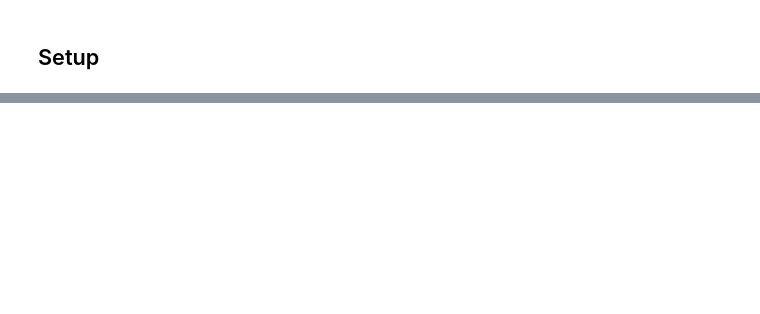
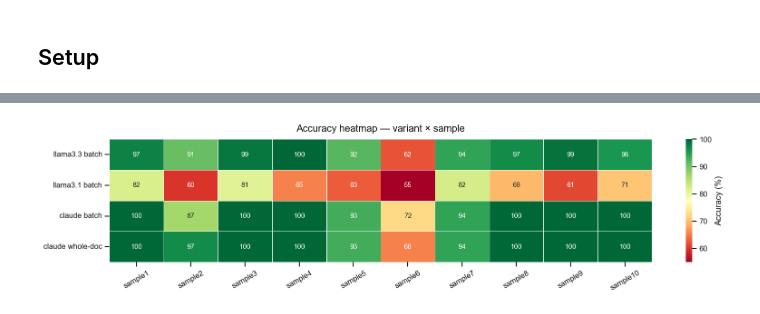
Before and after one commit to fairdataihub/dmpbridge, a Jupyter notebook: notebooks/experiments/01_whole_doc_prompt.ipynb, the cells around one changed output, grey strips where cells are left out. Saved outputs shown, nothing was run; the diff lists cells and outputs as text; code cells hidden in the pictures; blank space fills up the shorter version.

```diff
--- a/notebooks/experiments/01_whole_doc_prompt.ipynb
+++ b/notebooks/experiments/01_whole_doc_prompt.ipynb
@@ -368,0 +210,27 @@ Whole-doc Claude LOSES to llama3.3-70b: 2 blocks
+# %%
+# Heatmap: variant (row) × sample (column)
+hmap_data = []
+for name, (df, _) in ACTIVE.items():
+    row = [
+        df[df["sample"] == s]["accuracy"].values[0] * 100
+        if len(df[df["sample"] == s]) else np.nan
+        for s in SNAMES
+    ]
+    hmap_data.append(row)
+
+hmap_df = pd.DataFrame(hmap_data, index=list(ACTIVE.keys()), columns=SNAMES)
+
+fig, ax = plt.subplots(figsize=(14, max(2.5, n_v * 0.85)))
+sns.heatmap(
+    hmap_df, annot=True, fmt=".0f", cmap="RdYlGn",
+    vmin=55, vmax=100, linewidths=0.5, linecolor="white",
+    ax=ax, cbar_kws={"label": "Accuracy (%)"},
+    annot_kws={"size": 9}
+)
+ax.set_title("Accuracy heatmap — variant × sample", pad=10)
+ax.tick_params(axis="x", rotation=30)
+ax.tick_params(axis="y", rotation=0)
+plt.tight_layout()
+plt.show()
+# %% [output]
+[figure, added]
```
Also changed, not shown: parts of 34 cells of this notebook, 13 other files.
